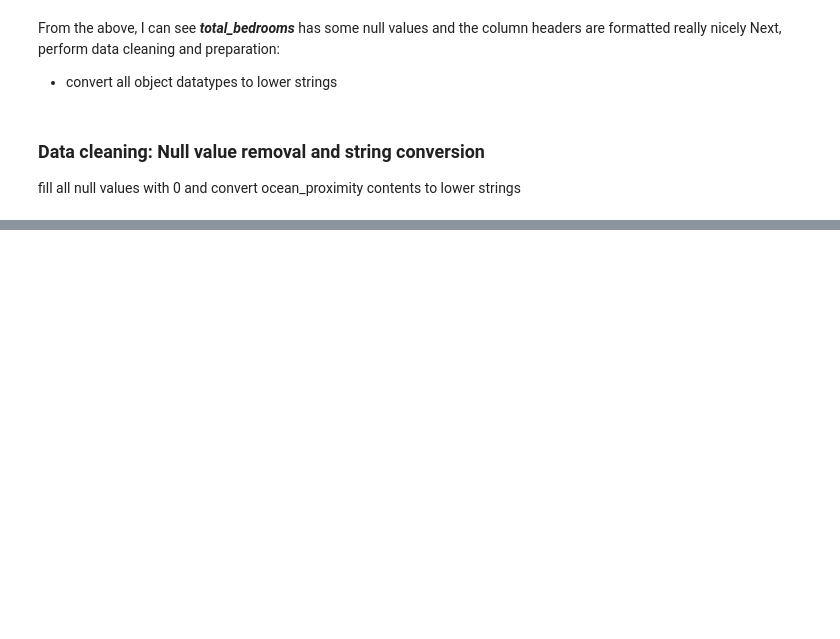
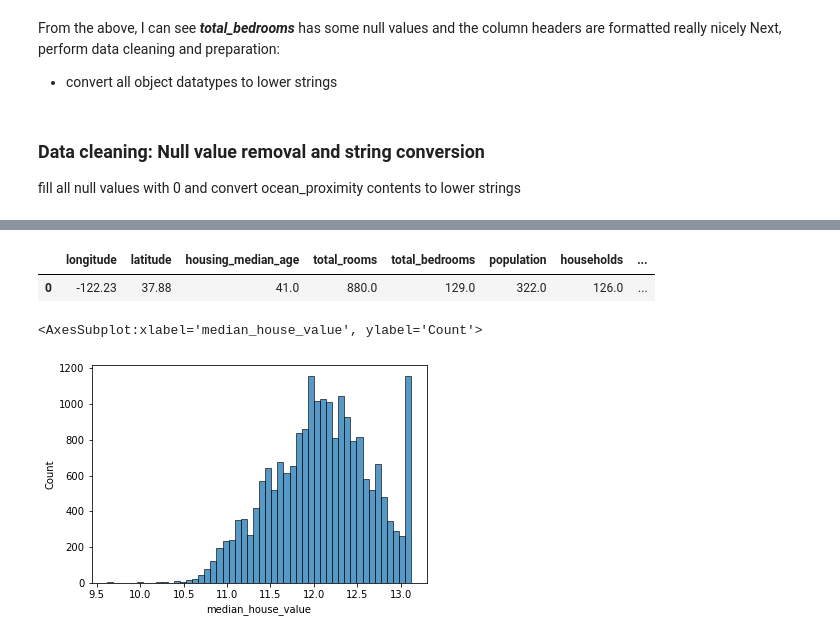
Before and after one commit to DeleMike/house_pricing, a Jupyter notebook: house_pricing.ipynb, the cells around one changed output, grey strips where cells are left out. Cells and saved outputs as stored; diff of their text form; code cells hidden in the pictures; blank space fills up the shorter version.

```diff
--- a/house_pricing.ipynb
+++ b/house_pricing.ipynb
@@ -53,0 +178,2 @@ fill all null values with 0 and convert ocean_proximity contents to lower string
+# %%
+median_house_val_logs =  np.log1p(df.median_house_value)
@@ -53,0 +193,10 @@ fill all null values with 0 and convert ocean_proximity contents to lower string
+# %%
+df.head(1)
+# %% [output]
+|  | longitude | latitude | housing_median_age | total_rooms | total_bedrooms | population | households | ... |
+| 0 | -122.23 | 37.88 | 41.0 | 880.0 | 129.0 | 322.0 | 126.0 | ... |
+# %%
+sns.histplot(median_house_val_logs, bins=50)
+# %% [output]
+<AxesSubplot:xlabel='median_house_value', ylabel='Count'>
+[figure, added]
```
Also changed, not shown: parts of 99 cells of this notebook.
